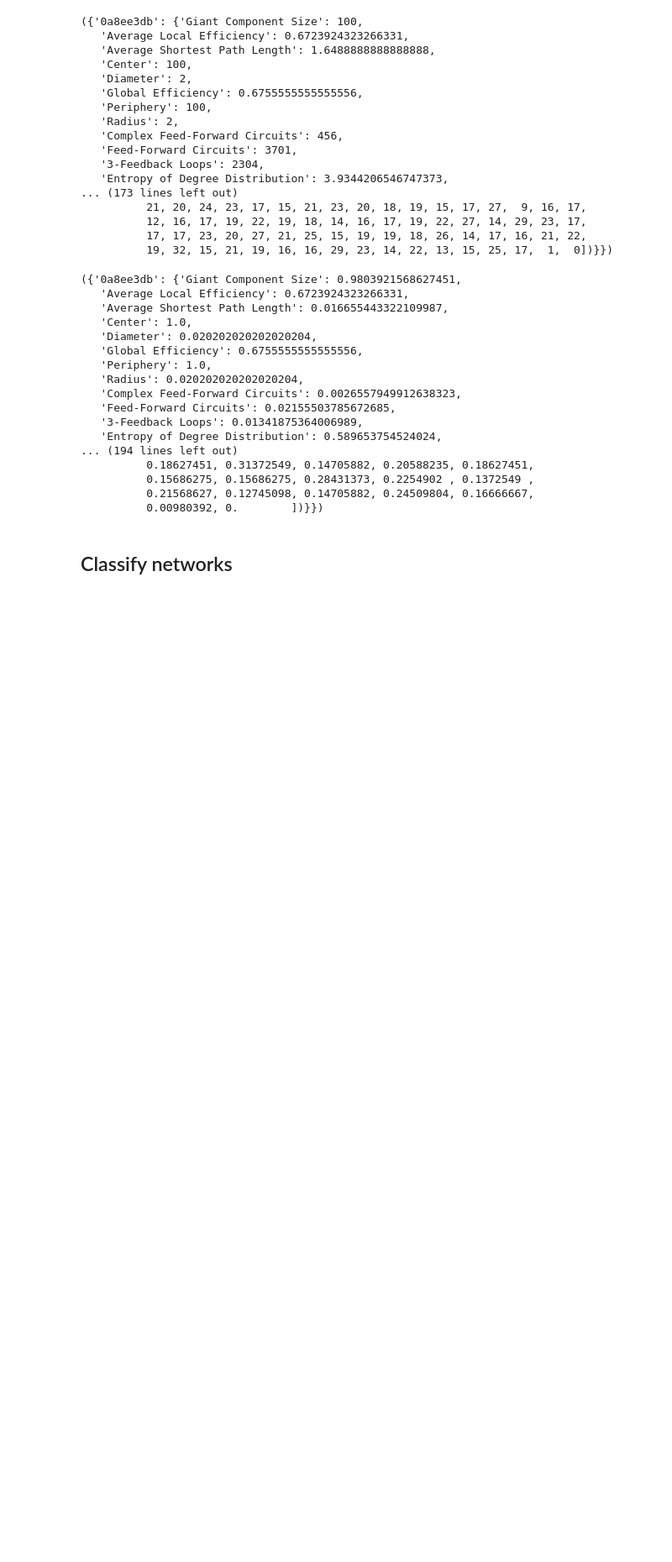
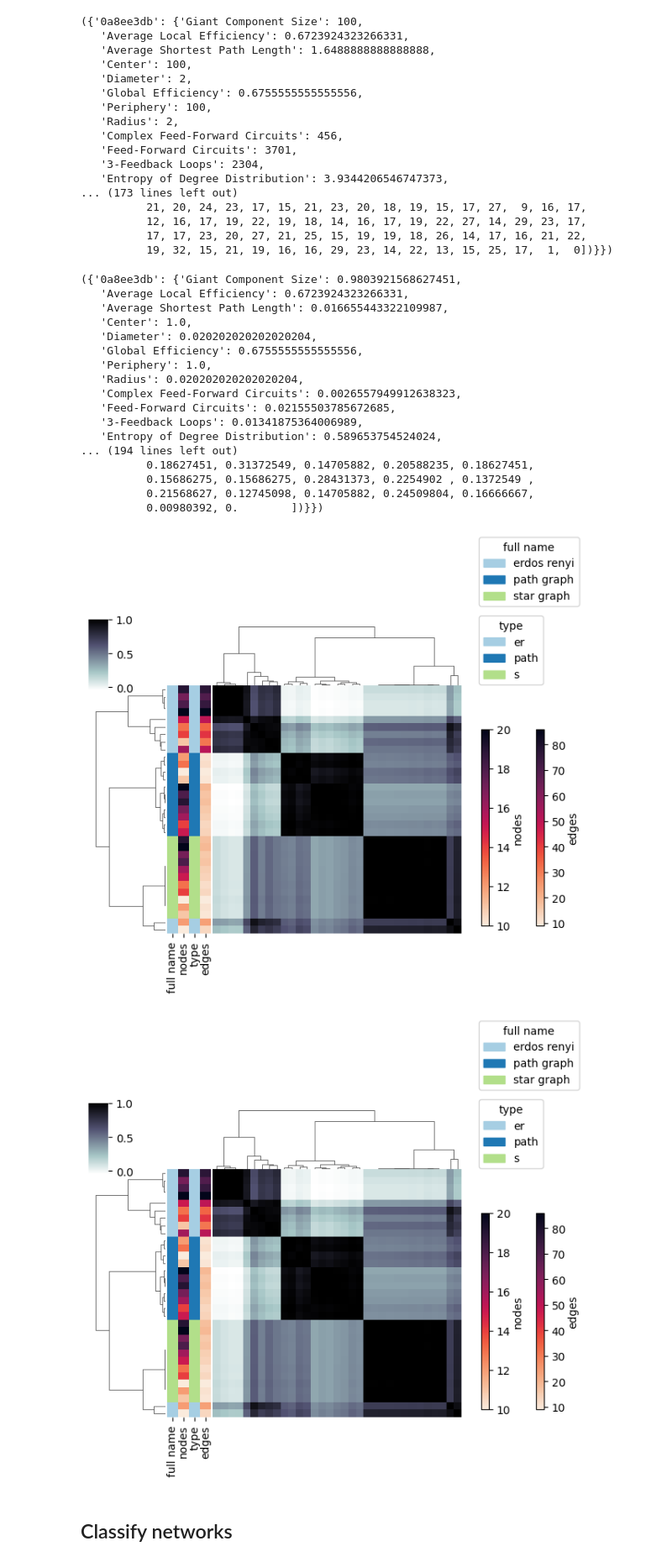
Before and after one commit to freyrelab/netective, a Jupyter notebook: docs/module_tutorial.ipynb, the cells around one changed output. Shown at 84% size. Drawn from its saved outputs; the diff is of its cells as text; code cells hidden in the pictures; blank space fills up the shorter version.

Commit message:
add features to compare_structure

```diff
--- a/docs/module_tutorial.ipynb
+++ b/docs/module_tutorial.ipynb
@@ -469,5 +469,35 @@ s.get_props()
           0.15686275, 0.15686275, 0.28431373, 0.2254902 , 0.1372549 ,
           0.21568627, 0.12745098, 0.14705882, 0.24509804, 0.16666667,
           0.00980392, 0.        ])}})
+# %%
+## add features
+
+from netective import compare_structure
+import networkx as nx
+import pandas as pd
+
+graphs = {}
+features = pd.DataFrame(columns=['full name', 'nodes', 'type', 'edges'])
+
+for n in range(10, 21):
+    graphs[f'er_{n}'] = nx.erdos_renyi_graph(n, 0.5)
+    graphs[f'p_{n}'] = nx.path_graph(n)
+    graphs[f's_{n}'] = nx.star_graph(n-1)
+
+    new_rows = pd.DataFrame({
+        'full name': ['erdos renyi', 'path graph', 'star graph'],
+        'nodes': [n, n, n],
+        'type': ['er', 'path', 's'],
+        'edges': [graphs[f'er_{n}'].number_of_edges(), graphs[f'p_{n}'].number_of_edges(), graphs[f's_{n}'].number_of_edges()]
+    }, index=[f'er_{n}', f'p_{n}', f's_{n}'])
+
+    features = pd.concat([features, new_rows])
+
+data_type = {'nodes': 'numerical', 'type': 'categorical', 'edges': 'numerical', 'full name': 'categorical'}
+
+compare_structure(graphs, n_jobs=8, features=features, data_type=data_type, verbose='CRITICAL')
+# %% [output]
+[figure, added]
+[figure, added]
 # %% [markdown]
 ## Classify networks
```
Also changed, not shown: parts of 2 cells of this notebook, 2 other files.
